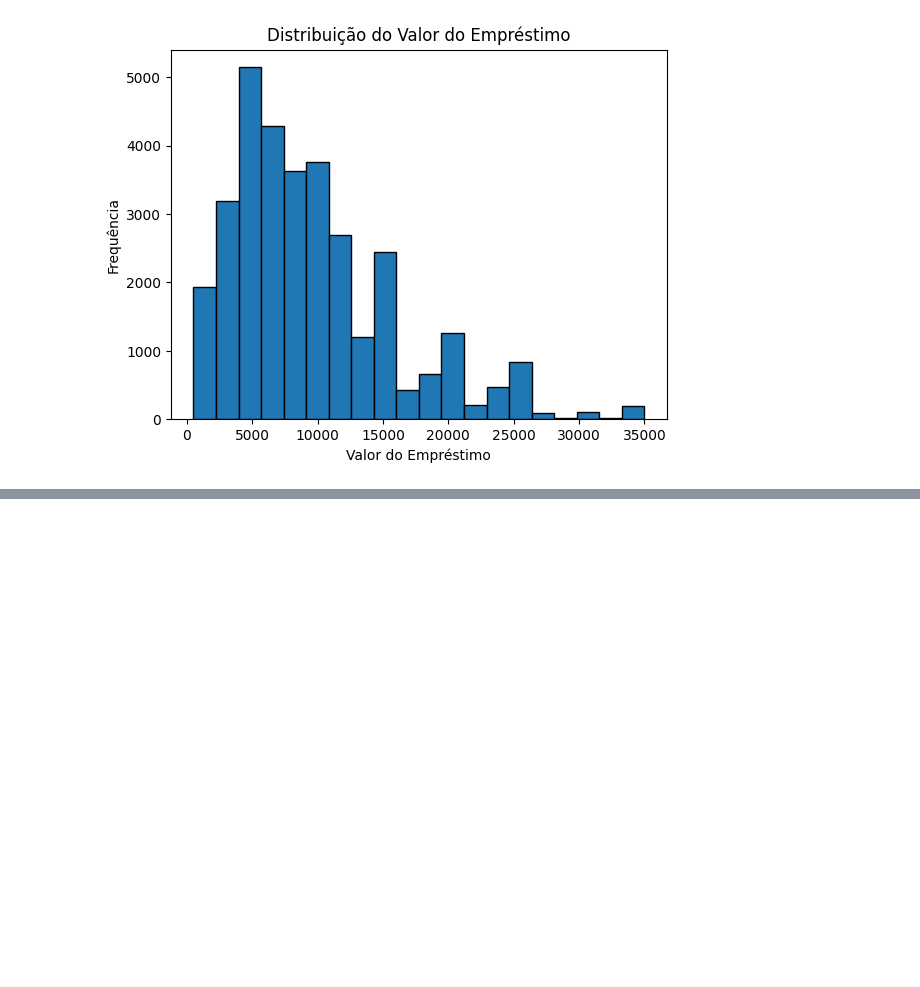
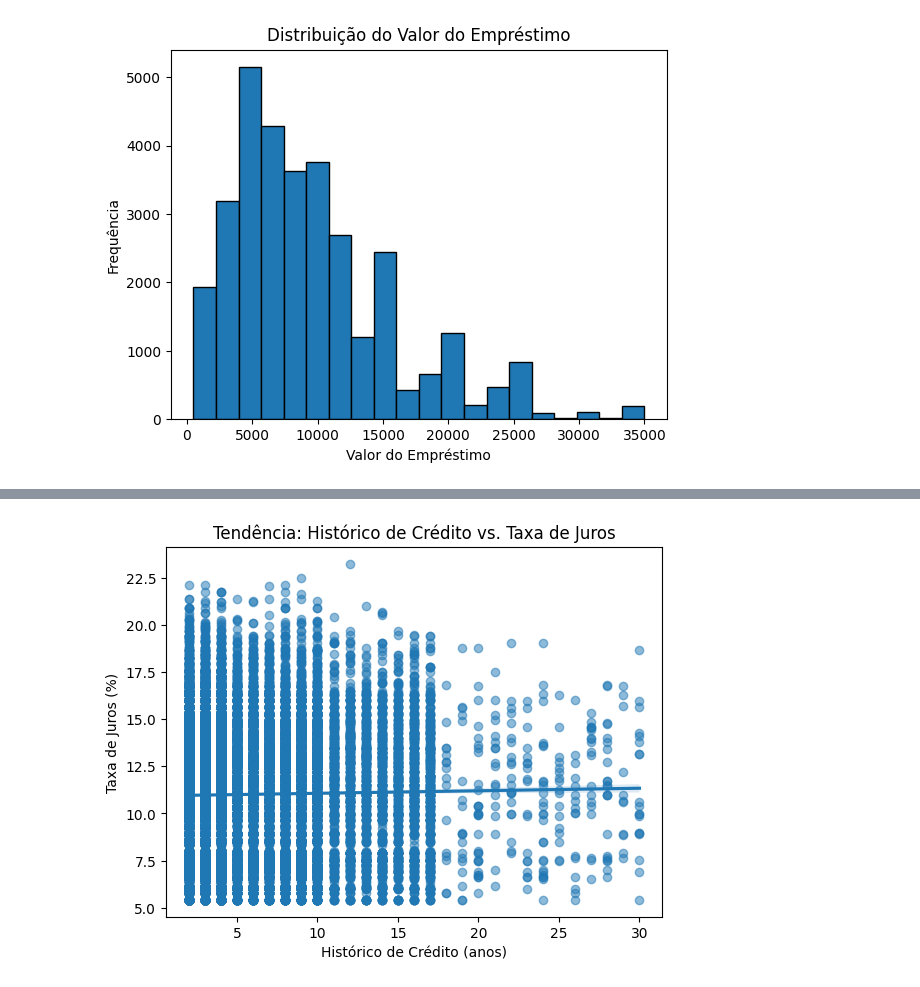
Before and after one commit to marcosaraujoCL/projeto-aplicado-inclusao-financeira, a Jupyter notebook: notebooks/AED.ipynb, the cells around one changed output, grey strips where cells are left out. Cells and saved outputs as stored; diff of their text form; code cells hidden in the pictures; blank space fills up the shorter version.

```diff
--- a/notebooks/AED.ipynb
+++ b/notebooks/AED.ipynb
@@ -45,0 +87,9 @@ plt.show()
+# %%
+# Gráfico de Tendência: Histórico de Crédito vs. Juros
+sns.regplot(data=df, x='cb_person_cred_hist_length', y='loan_int_rate', scatter_kws={'alpha':0.5})
+plt.title('Tendência: Histórico de Crédito vs. Taxa de Juros')
+plt.xlabel('Histórico de Crédito (anos)')
+plt.ylabel('Taxa de Juros (%)')
+plt.show()
+# %% [output]
+[figure, added]
```
Also changed, not shown: parts of 6 cells of this notebook.
